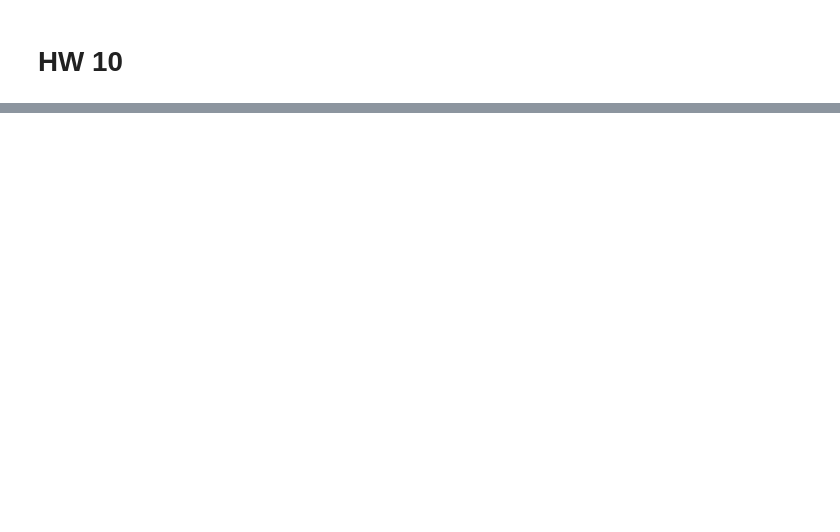
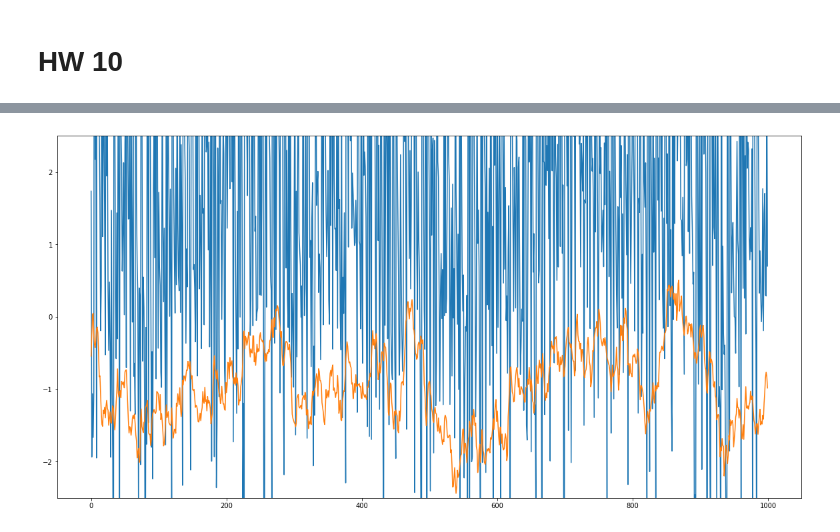
Before and after one commit to keiikegami/BayesHW9-10, a Jupyter notebook: HW8, HW9 and HW10.ipynb, the cells around one changed output, grey strips where cells are left out. Saved outputs shown, nothing was run; the diff lists cells and outputs as text; code cells hidden in the pictures; blank space fills up the shorter version.

```diff
--- a/HW8, HW9 and HW10.ipynb
+++ b/HW8, HW9 and HW10.ipynb
@@ -328,13 +333,15 @@ plt.show()
 # %%
-df = pd.read_csv("sv_truevol.csv")
+df = pd.read_csv("sv_truevol10.csv")
 truevol = df.values[0][1:]
 
 result = np.zeros(nT)
 for t in range(nT):
-    result[t] = np.mean(mh[nburn:, t])
+    result[t] = np.mean(mh[10:, t])
 
 plt.figure(figsize=(20, 10))
 plt.plot(result)
 plt.plot(truevol)
 plt.ylim(-2.5, 2.5)
 plt.show()
+# %% [output]
+[figure, added]
```
Also changed, not shown: parts of 9 cells of this notebook, 4 other files.
